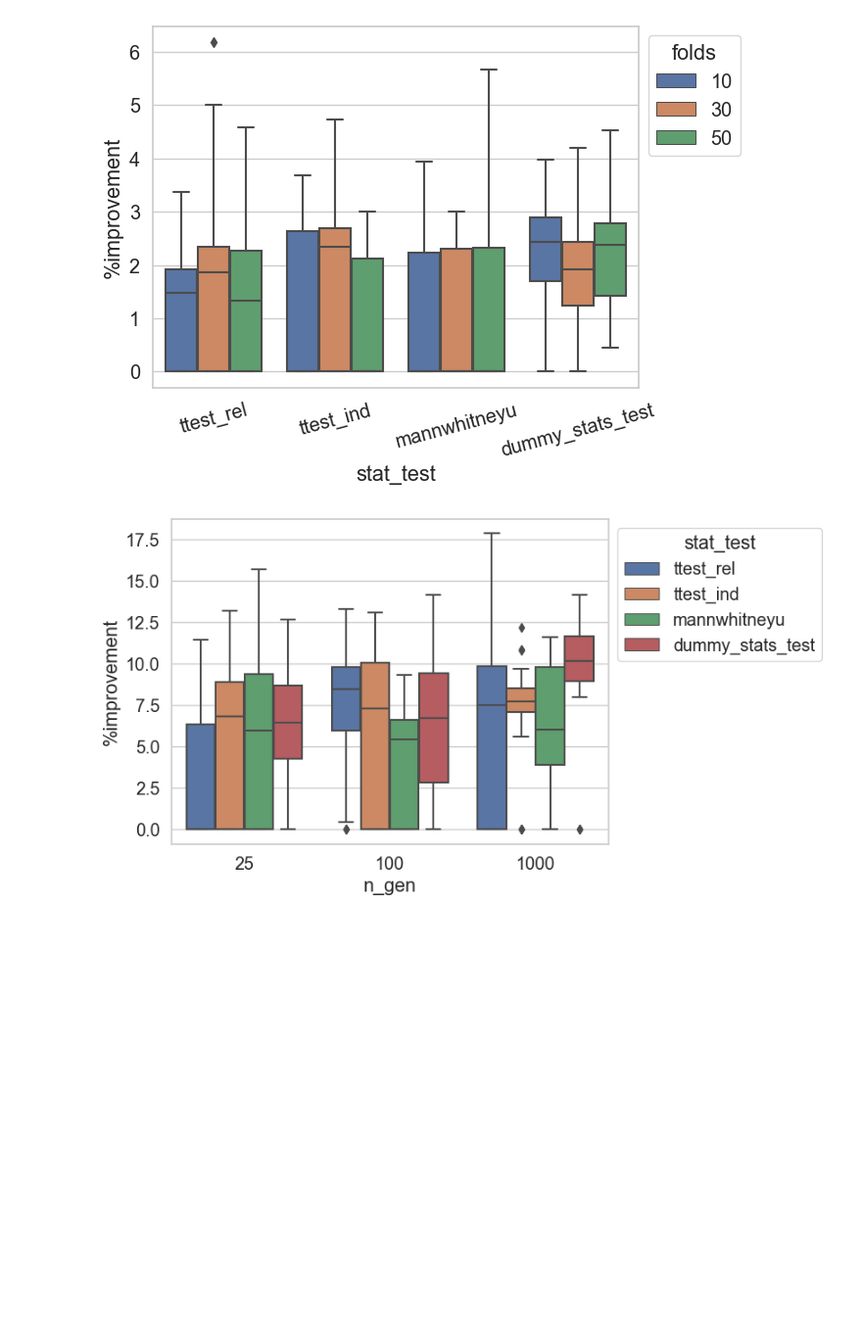
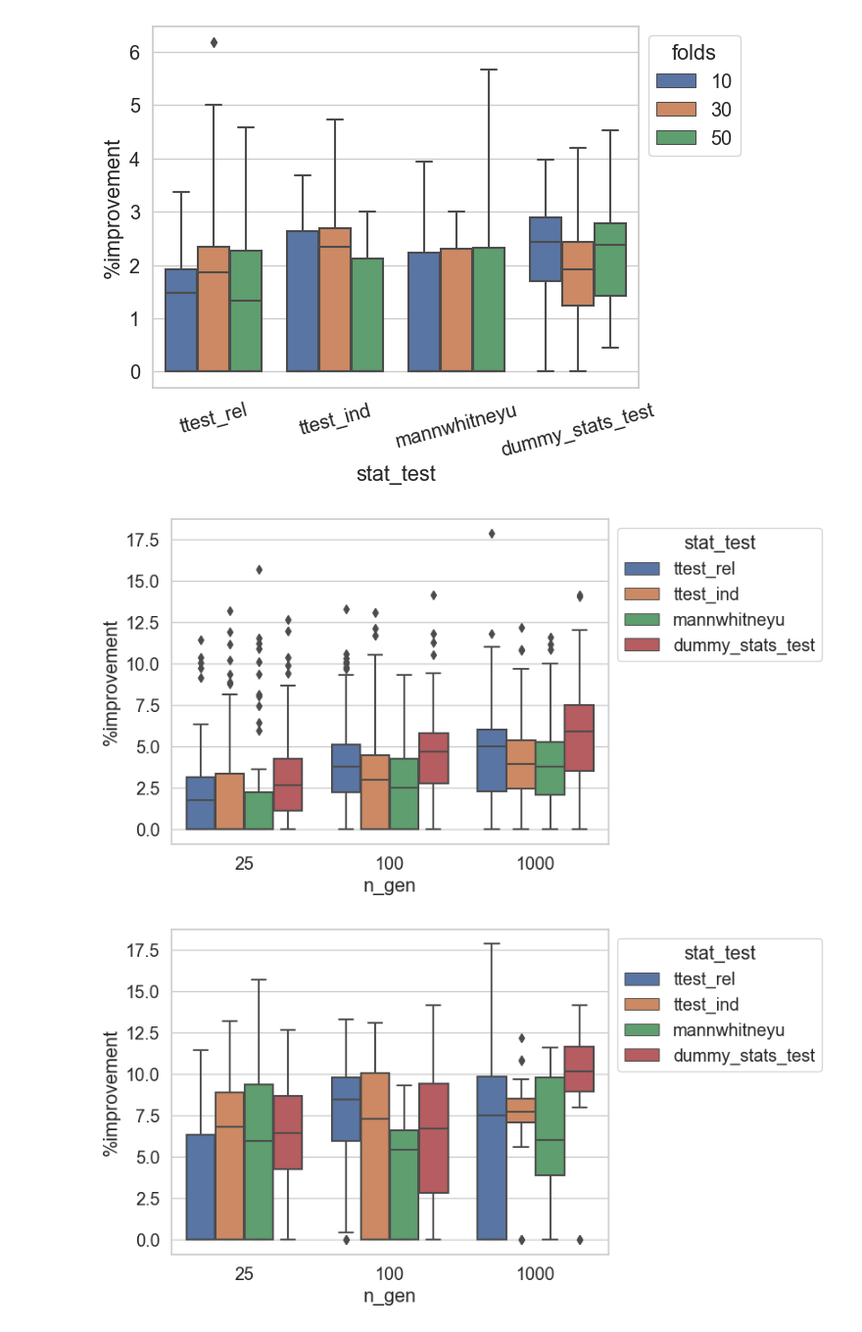
Before and after one commit to rcpsilva/StatisticalTestsForMachineLearningModels, a Jupyter notebook: experiments_2023_02_26.ipynb, the cells around one changed output. Shown at 98% size. Saved outputs shown, nothing was run; the diff lists cells and outputs as text; code cells hidden in the pictures; blank space fills up the shorter version.

Commit message:
generated plots for genration by stat tets

```diff
--- a/experiments_2023_02_26.ipynb
+++ b/experiments_2023_02_26.ipynb
@@ -158,6 +159,11 @@ plt.xticks(rotation=degrees)
   Text(2, 0, 'mannwhitneyu'),
   Text(3, 0, 'dummy_stats_test')])
 [figure]
+# %%
+ax = sns.boxplot(data=df,y='%improvement',x='n_gen',hue='stat_test')
+sns.move_legend(ax, "upper left", bbox_to_anchor=(1, 1))
+# %% [output]
+[figure, added]
 # %%
 ax = sns.boxplot(data=spambase,y='%improvement',x='n_gen',hue='stat_test')
 sns.move_legend(ax, "upper left", bbox_to_anchor=(1, 1))
```
Also changed, not shown: parts of 3 cells of this notebook, 3 other files.
